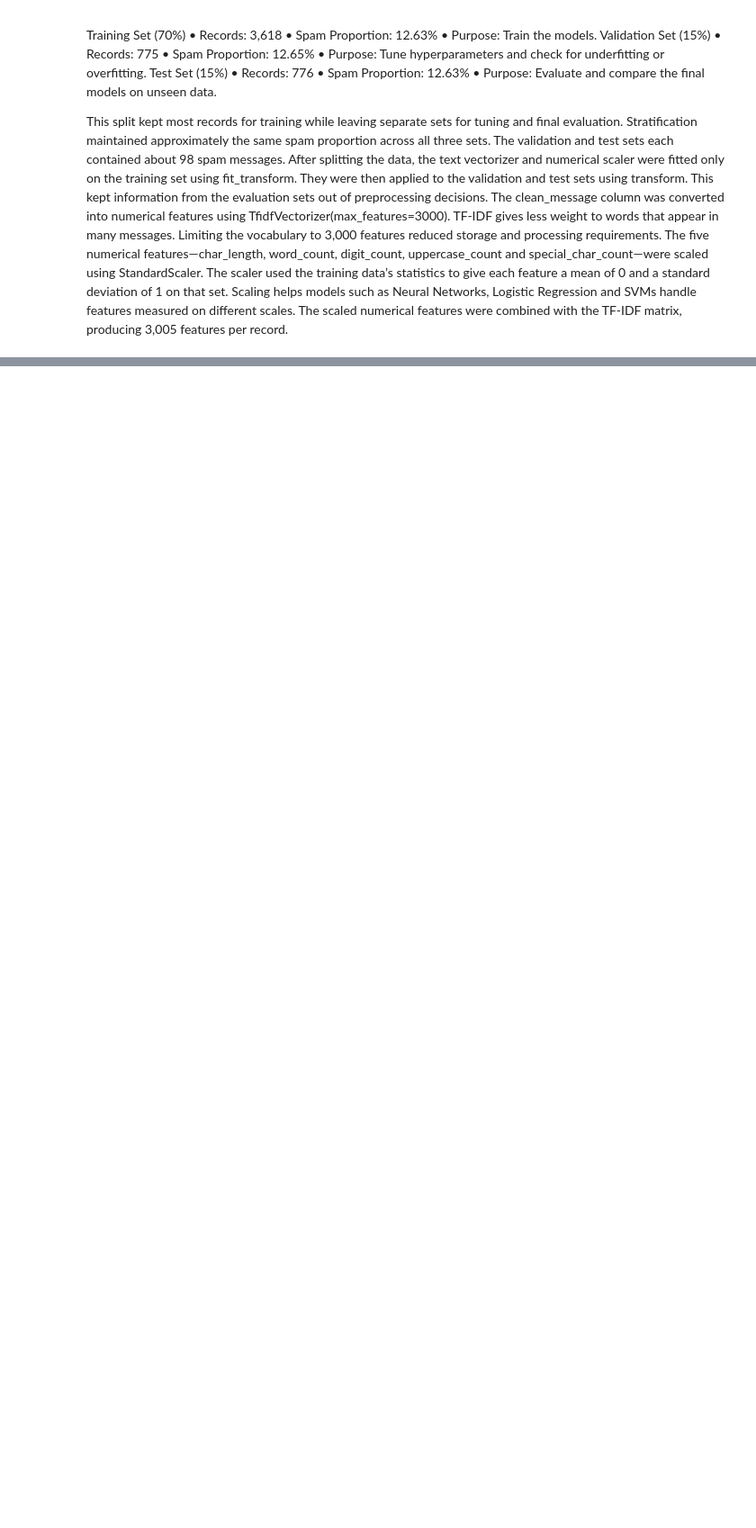
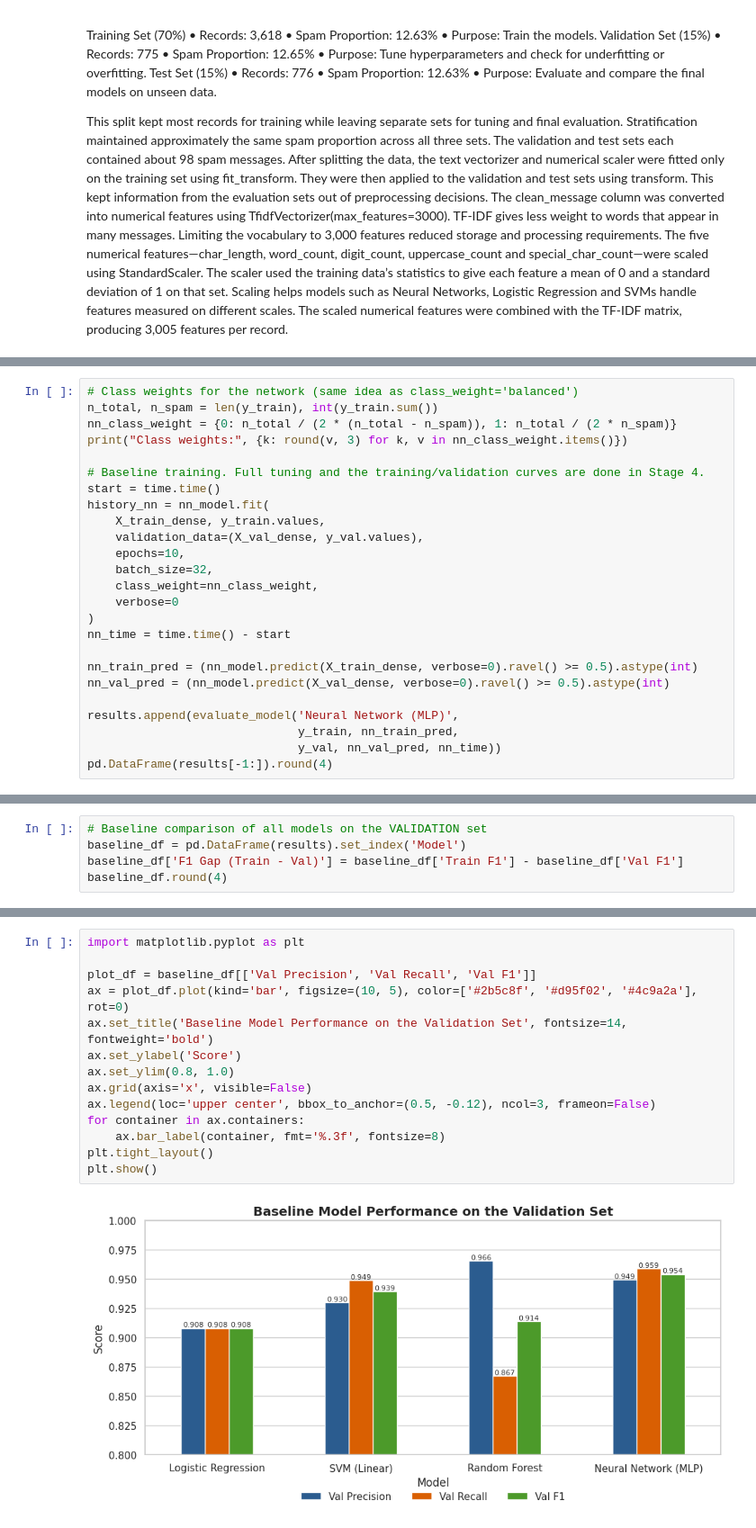
Before and after one commit to ghadahbamuniif-pixel/DS471-SMS-Spam-Detection, a Jupyter notebook: stage1,2.ipynb, the cells around one changed output, grey strips where cells are left out. Shown at 90% size. Drawn from its saved outputs; the diff is of its cells as text; blank space fills up the shorter version.

Commit message:
Add Stage 3: model selection and development

```diff
--- a/stage1,2.ipynb
+++ b/stage1,2.ipynb
@@ -272,0 +515,25 @@ The scaled numerical features were combined with the TF-IDF matrix, producing 3,
+# %%
+# Class weights for the network (same idea as class_weight='balanced')
+n_total, n_spam = len(y_train), int(y_train.sum())
+nn_class_weight = {0: n_total / (2 * (n_total - n_spam)), 1: n_total / (2 * n_spam)}
+print("Class weights:", {k: round(v, 3) for k, v in nn_class_weight.items()})
+
+# Baseline training. Full tuning and the training/validation curves are done in Stage 4.
+start = time.time()
+history_nn = nn_model.fit(
+    X_train_dense, y_train.values,
+    validation_data=(X_val_dense, y_val.values),
+    epochs=10,
+    batch_size=32,
+    class_weight=nn_class_weight,
+    verbose=0
+)
+nn_time = time.time() - start
+
+nn_train_pred = (nn_model.predict(X_train_dense, verbose=0).ravel() >= 0.5).astype(int)
+nn_val_pred = (nn_model.predict(X_val_dense, verbose=0).ravel() >= 0.5).astype(int)
+
+results.append(evaluate_model('Neural Network (MLP)',
+                              y_train, nn_train_pred,
+                              y_val, nn_val_pred, nn_time))
+pd.DataFrame(results[-1:]).round(4)
@@ -272,0 +544,5 @@ The scaled numerical features were combined with the TF-IDF matrix, producing 3,
+# %%
+# Baseline comparison of all models on the VALIDATION set
+baseline_df = pd.DataFrame(results).set_index('Model')
+baseline_df['F1 Gap (Train - Val)'] = baseline_df['Train F1'] - baseline_df['Val F1']
+baseline_df.round(4)
@@ -272,0 +556,16 @@ The scaled numerical features were combined with the TF-IDF matrix, producing 3,
+# %%
+import matplotlib.pyplot as plt
+
+plot_df = baseline_df[['Val Precision', 'Val Recall', 'Val F1']]
+ax = plot_df.plot(kind='bar', figsize=(10, 5), color=['#2b5c8f', '#d95f02', '#4c9a2a'], rot=0)
+ax.set_title('Baseline Model Performance on the Validation Set', fontsize=14, fontweight='bold')
+ax.set_ylabel('Score')
+ax.set_ylim(0.8, 1.0)
+ax.grid(axis='x', visible=False)
+ax.legend(loc='upper center', bbox_to_anchor=(0.5, -0.12), ncol=3, frameon=False)
+for container in ax.containers:
+    ax.bar_label(container, fmt='%.3f', fontsize=8)
+plt.tight_layout()
+plt.show()
+# %% [output]
+[figure, added]
```
Also changed, not shown: parts of 21 cells of this notebook.
